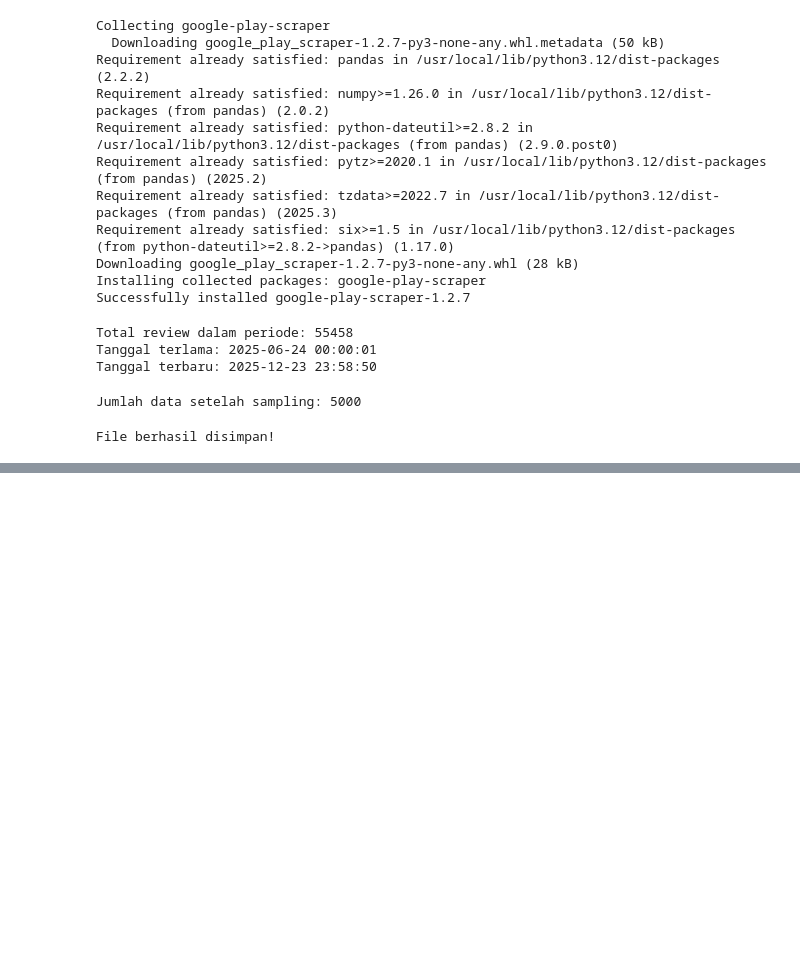
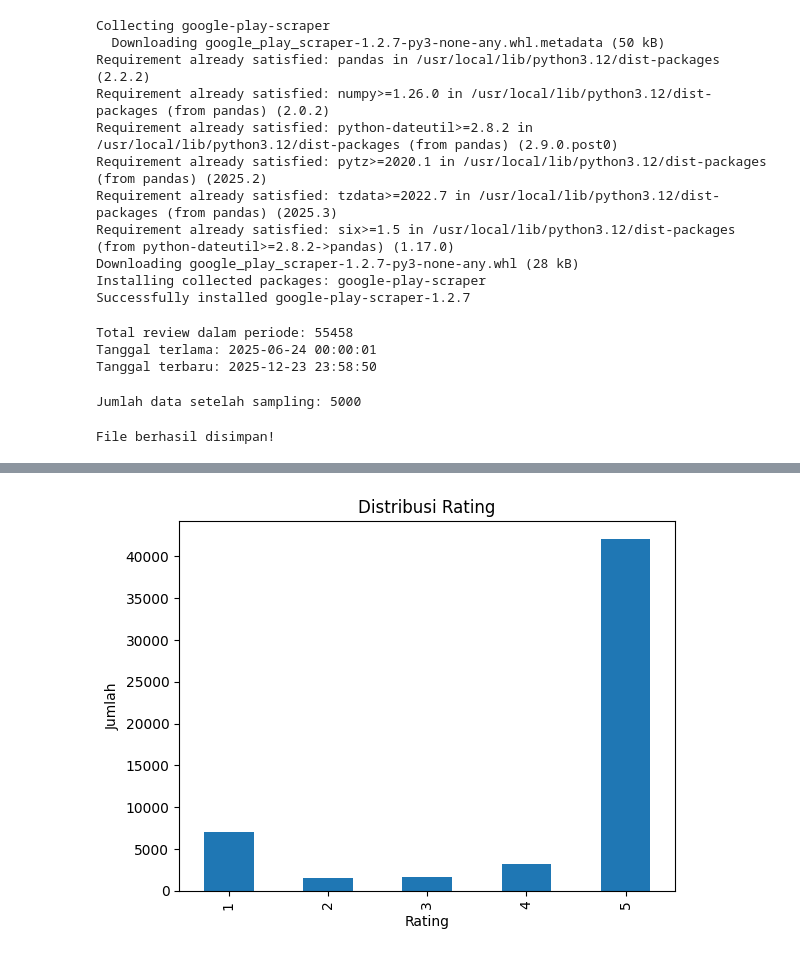
Before and after one commit to mukhairatil/ABSA_BRIMO_GooglePlaystore_IndoRoBERTa, a Jupyter notebook: absa_brimo_indoroberta.ipynb, the cells around one changed output, grey strips where cells are left out. Drawn from its saved outputs; the diff is of its cells as text; code cells hidden in the pictures; blank space fills up the shorter version.

Commit message:
mendeskripsikan dataset,dan mapping rating ke sentimen

```diff
--- a/absa_brimo_indoroberta.ipynb
+++ b/absa_brimo_indoroberta.ipynb
@@ -85,0 +108,10 @@ File berhasil disimpan!
+# %%
+import matplotlib.pyplot as plt
+
+df['score'].value_counts().sort_index().plot(kind='bar')
+plt.title("Distribusi Rating")
+plt.xlabel("Rating")
+plt.ylabel("Jumlah")
+plt.show()
+# %% [output]
+[figure, added]
```
Also changed, not shown: parts of 3 cells of this notebook.
